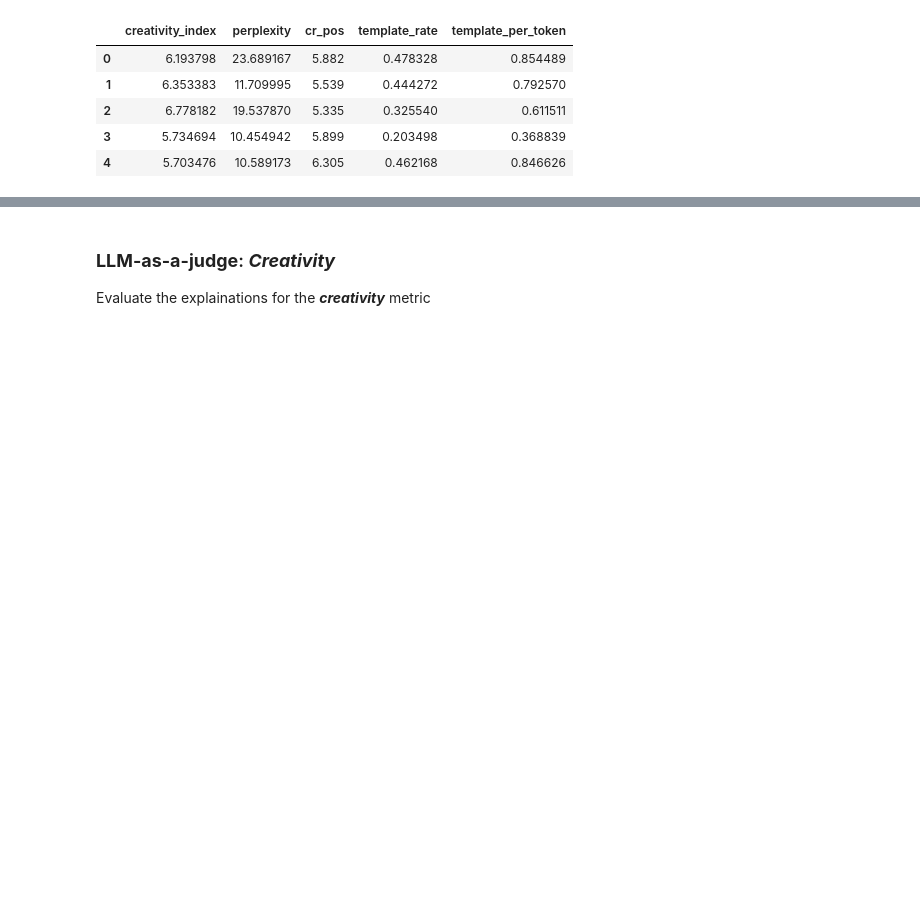
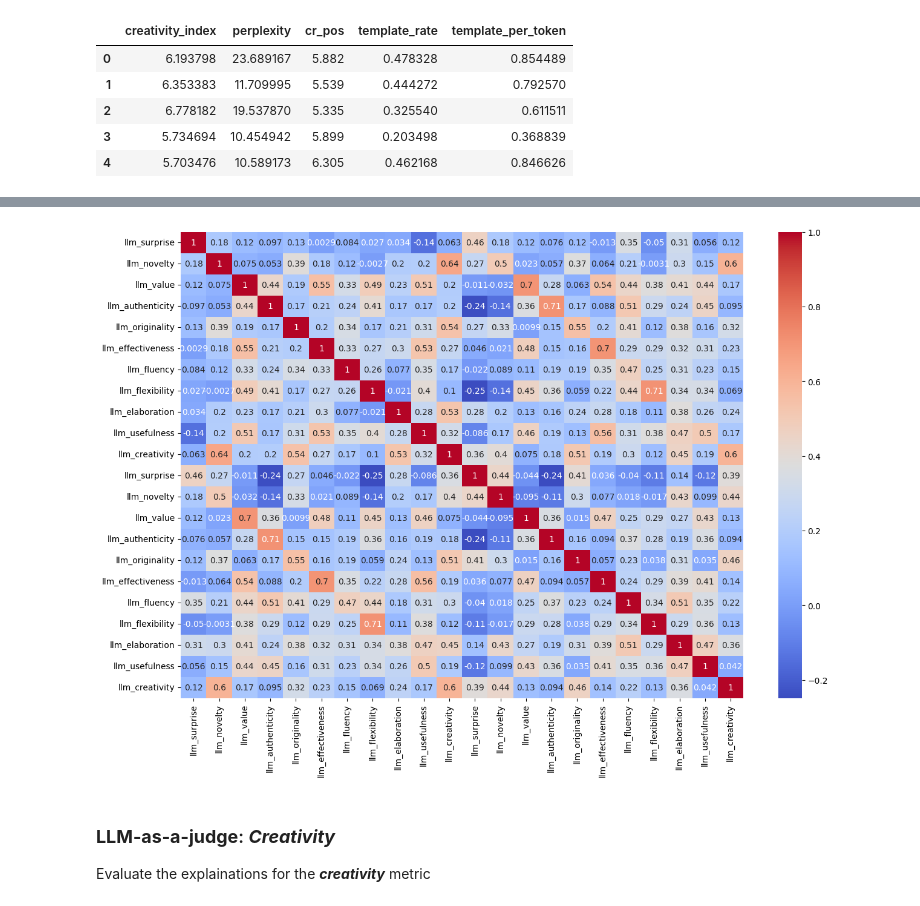
Before and after one commit to pante31/LLM_Creativity, a Jupyter notebook: results-review.ipynb, the cells around one changed output, grey strips where cells are left out. Saved outputs shown, nothing was run; the diff lists cells and outputs as text; code cells hidden in the pictures; blank space fills up the shorter version.

```diff
--- a/results-review.ipynb
+++ b/results-review.ipynb
@@ -162,0 +154,28 @@ results_df
+# %%
+# TO BE REMOVED: Checking whether changning Likert-sc
+
+output_file = current_path + '/LLM_Creativity/creativity_metrics_LLM.json'
+
+with open(output_file, 'r') as f:
+    results_LLM = json.load(f)
+
+metrics_LLM = list(results_LLM.keys())
+results_LLM_df = pd.DataFrame(columns=metrics_LLM)
+llm_as_a_judge_LLM = results_LLM['llm_as_a_judge']
+results_LLM_df.drop("llm_as_a_judge", axis=1, inplace=True)
+
+llm_as_a_judge_dictionary = {}
+for j in range(len(llm_as_a_judge_metrics)):
+    metric_list = []
+    for i in range(len(llm_as_a_judge_LLM)//len(llm_as_a_judge_metrics)):
+        try:
+            metric_list.append(llm_as_a_judge_LLM[i*len(llm_as_a_judge_metrics)+j][llm_as_a_judge_metrics[j]]['score'])
+        except TypeError:
+            metric_list.append(-1)
+    llm_as_a_judge_dictionary[llm_as_a_judge_metrics[j]] = metric_list
+    results_LLM_df[llm_as_a_judge_metrics_name[j]] = llm_as_a_judge_dictionary[llm_as_a_judge_metrics[j]]
+# %%
+# TO BE REMOVED: Checking whether changning Likert-scale the LLM evaluations change
+
+LLM_rating_comparison = pd.concat([results_df[llm_as_a_judge_metrics_name], results_LLM_df], axis=1)
+LLM_rating_comparison.head()
@@ -163,3 +190,13 @@ results_df
+# %%
+# TO BE REMOVED: Checking whether changning Likert-scale the LLM evaluations change
+
+corr_LLM = LLM_rating_comparison.corr(method='pearson')
+
+plt.figure(figsize=(15, 10))
+sns.heatmap(corr_LLM, annot=True, cmap="coolwarm")
+plt.show()
+# %% [output]
+[figure, added]
 # %% [markdown]
 ### **LLM-as-a-judge**: ***Creativity***
 
```
Also changed, not shown: parts of 18 cells of this notebook.
